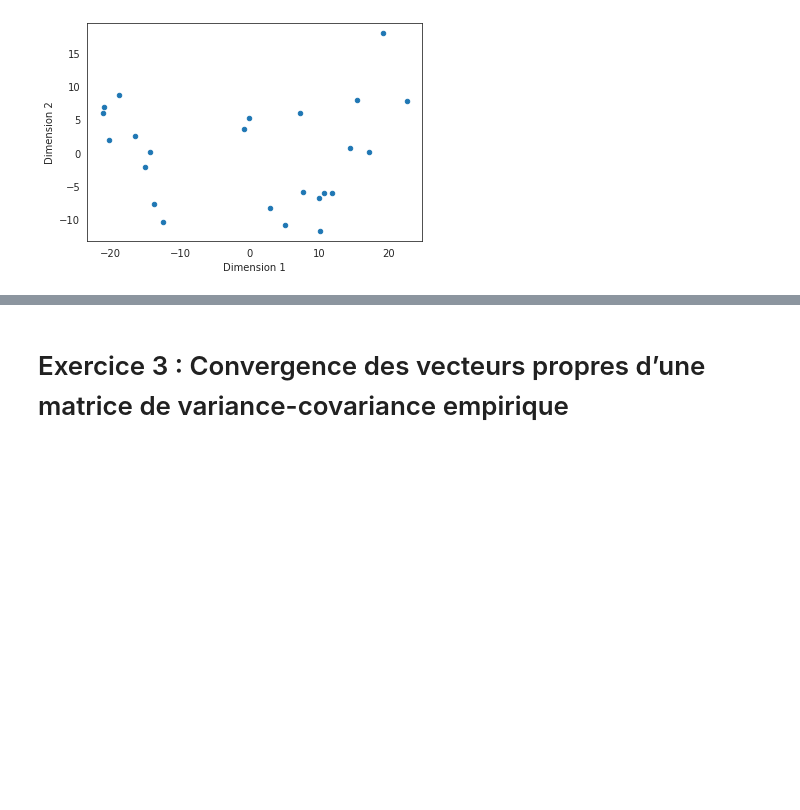
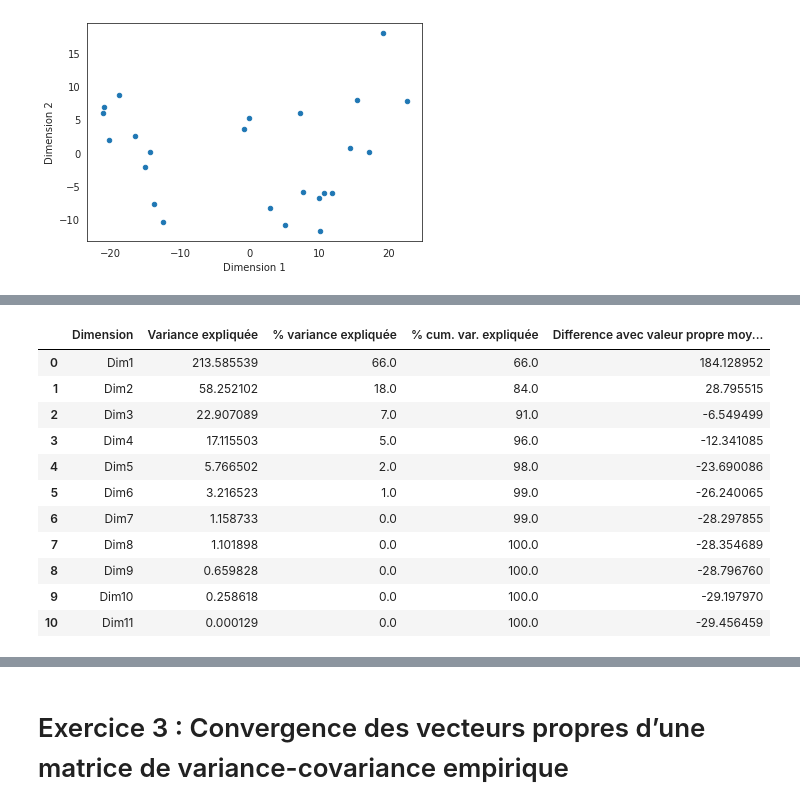
Before and after one commit to 3keneko/devstats, a Jupyter notebook: devoir_ben_lu.ipynb, the cells around one changed output, grey strips where cells are left out. Drawn from its saved outputs; the diff is of its cells as text; code cells hidden in the pictures; blank space fills up the shorter version.

```diff
--- a/devoir_ben_lu.ipynb
+++ b/devoir_ben_lu.ipynb
@@ -193,0 +209,27 @@ plt.show()
+# %%
+
+eig = pd.DataFrame(
+    {
+        "Dimension" : ["Dim" + str(x + 1) for x in range(len(pca.explained_variance_))],
+        "Variance expliquée" : pca.explained_variance_,
+        "% variance expliquée" : np.round(pca.explained_variance_ratio_ * 100),
+        "% cum. var. expliquée" : np.round(np.cumsum(pca.explained_variance_ratio_) * 100),
+        "Difference avec valeur propre moyenne":
+        [x - np.mean(pca.explained_variance_) for x in pca.explained_variance_],
+    }
+)
+eig.name = "Tableau 1"
+eig
+# %% [output]
+|  | Dimension | Variance expliquée | % variance expliquée | % cum. var. expliquée | Difference avec valeur propre moy... |
+| 0 | Dim1 | 213.585539 | 66.0 | 66.0 | 184.128952 |
+| 1 | Dim2 | 58.252102 | 18.0 | 84.0 | 28.795515 |
+| 2 | Dim3 | 22.907089 | 7.0 | 91.0 | -6.549499 |
+| 3 | Dim4 | 17.115503 | 5.0 | 96.0 | -12.341085 |
+| 4 | Dim5 | 5.766502 | 2.0 | 98.0 | -23.690086 |
+| 5 | Dim6 | 3.216523 | 1.0 | 99.0 | -26.240065 |
+| 6 | Dim7 | 1.158733 | 0.0 | 99.0 | -28.297855 |
+| 7 | Dim8 | 1.101898 | 0.0 | 100.0 | -28.354689 |
+| 8 | Dim9 | 0.659828 | 0.0 | 100.0 | -28.796760 |
+| 9 | Dim10 | 0.258618 | 0.0 | 100.0 | -29.197970 |
+| 10 | Dim11 | 0.000129 | 0.0 | 100.0 | -29.456459 |
```
Also changed, not shown: parts of 4 cells of this notebook.
